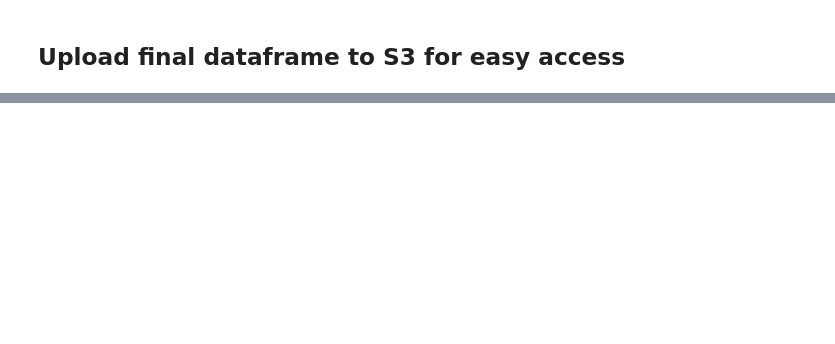
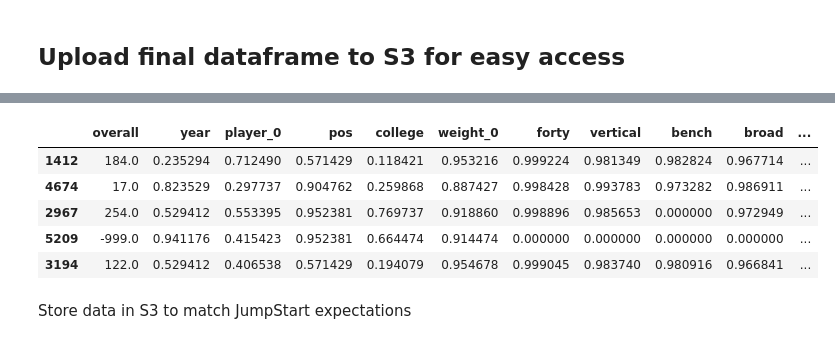
Before and after one commit to Lennyj89/ADS508, a Jupyter notebook: FinalProject.ipynb, the cells around one changed output, grey strips where cells are left out. Cells and saved outputs as stored; diff of their text form; code cells hidden in the pictures; blank space fills up the shorter version.

```diff
--- a/FinalProject.ipynb
+++ b/FinalProject.ipynb
@@ -451,0 +524,4 @@ to_s3(bucket, "cleanedData.csv", csv_buffer.getvalue())
+# %%
+final_df = final_df[['overall', 'year', 'player_0', 'pos', 'college', 'weight_0', 'forty', 'vertical',
+       'bench', 'broad', 'threecone', 'shuttle', 'Height', 'side',
+       'team_1', 'pos_rk', 'grade']]
@@ -451,0 +546,14 @@ to_s3(bucket, "cleanedData.csv", csv_buffer.getvalue())
+# %%
+from sklearn.model_selection import train_test_split
+train, valid = train_test_split(final_df, train_size=0.90)
+# %%
+train.head()
+# %% [output]
+|  | overall | year | player_0 | pos | college | weight_0 | forty | vertical | bench | broad | ... |
+| 1412 | 184.0 | 0.235294 | 0.712490 | 0.571429 | 0.118421 | 0.953216 | 0.999224 | 0.981349 | 0.982824 | 0.967714 | ... |
+| 4674 | 17.0 | 0.823529 | 0.297737 | 0.904762 | 0.259868 | 0.887427 | 0.998428 | 0.993783 | 0.973282 | 0.986911 | ... |
+| 2967 | 254.0 | 0.529412 | 0.553395 | 0.952381 | 0.769737 | 0.918860 | 0.998896 | 0.985653 | 0.000000 | 0.972949 | ... |
+| 5209 | -999.0 | 0.941176 | 0.415423 | 0.952381 | 0.664474 | 0.914474 | 0.000000 | 0.000000 | 0.000000 | 0.000000 | ... |
+| 3194 | 122.0 | 0.529412 | 0.406538 | 0.571429 | 0.194079 | 0.954678 | 0.999045 | 0.983740 | 0.980916 | 0.966841 | ... |
+# %% [markdown]
+Store data in S3 to match JumpStart expectations
```
Also changed, not shown: parts of 31 cells of this notebook, 2 other files.
